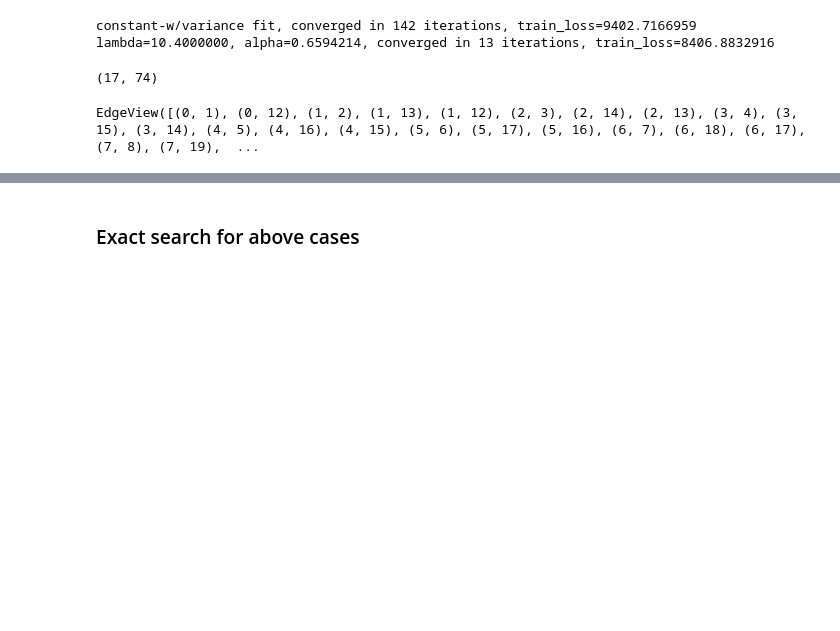
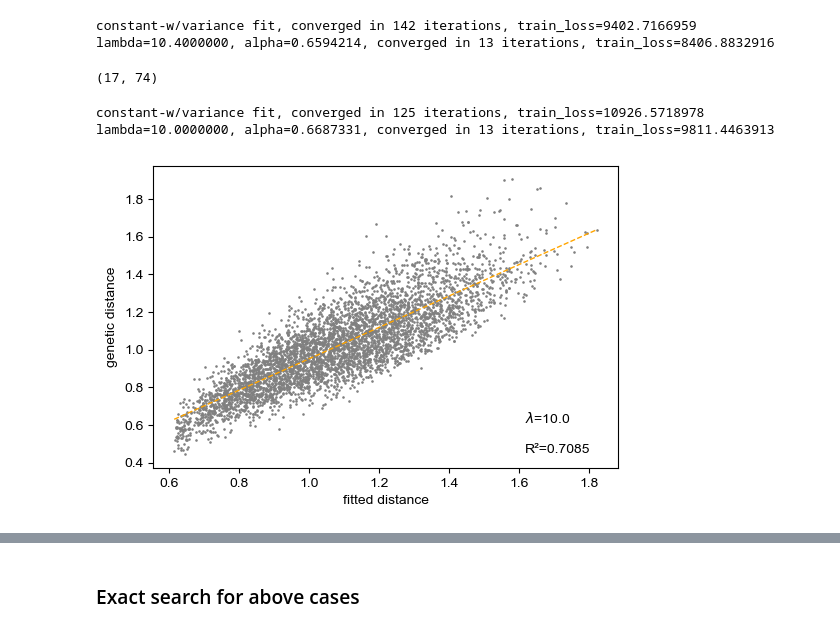
Before and after one commit to NovembreLab/feems, a Jupyter notebook: feems/search-for-lr-edges.ipynb, the cells around one changed output, grey strips where cells are left out. Cells and saved outputs as stored; diff of their text form; code cells hidden in the pictures; blank space fills up the shorter version.

```diff
--- a/feems/search-for-lr-edges.ipynb
+++ b/feems/search-for-lr-edges.ipynb
@@ -470,7 +470,3 @@ df_hull = search_hull_full_samp(graph_def, sp_Graph_def, 14.4, max_res_nodes)
 df_hull.loc[df_hull['nll'].astype(float).idxmin(),'nodes']
 # %% [output]
 (17, 74)
-# %%
-sp_Graph_def.edges
-# %% [output]
-EdgeView([(0, 1), (0, 12), (1, 2), (1, 13), (1, 12), (2, 3), (2, 14), (2, 13), (3, 4), (3, 15), (3, 14), (4, 5), (4, 16), (4, 15), (5, 6), (5, 17), (5, 16), (6, 7), (6, 18), (6, 17), (7, 8), (7, 19),  ...
@@ -476,0 +480,6 @@ EdgeView([(0, 1), (0, 12), (1, 2), (1, 13), (1, 12), (2, 3), (2, 14), (2, 13), (
+# %%
+comp_genetic_vs_fitted_distance(sp_Graph_def, lamb=10.0, plotFig=True)
+# %% [output]
+constant-w/variance fit, converged in 125 iterations, train_loss=10926.5718978
+lambda=10.0000000, alpha=0.6687331, converged in 13 iterations, train_loss=9811.4463913
+[figure, added]
```
Also changed, not shown: parts of 12 cells of this notebook, 1 other file.
